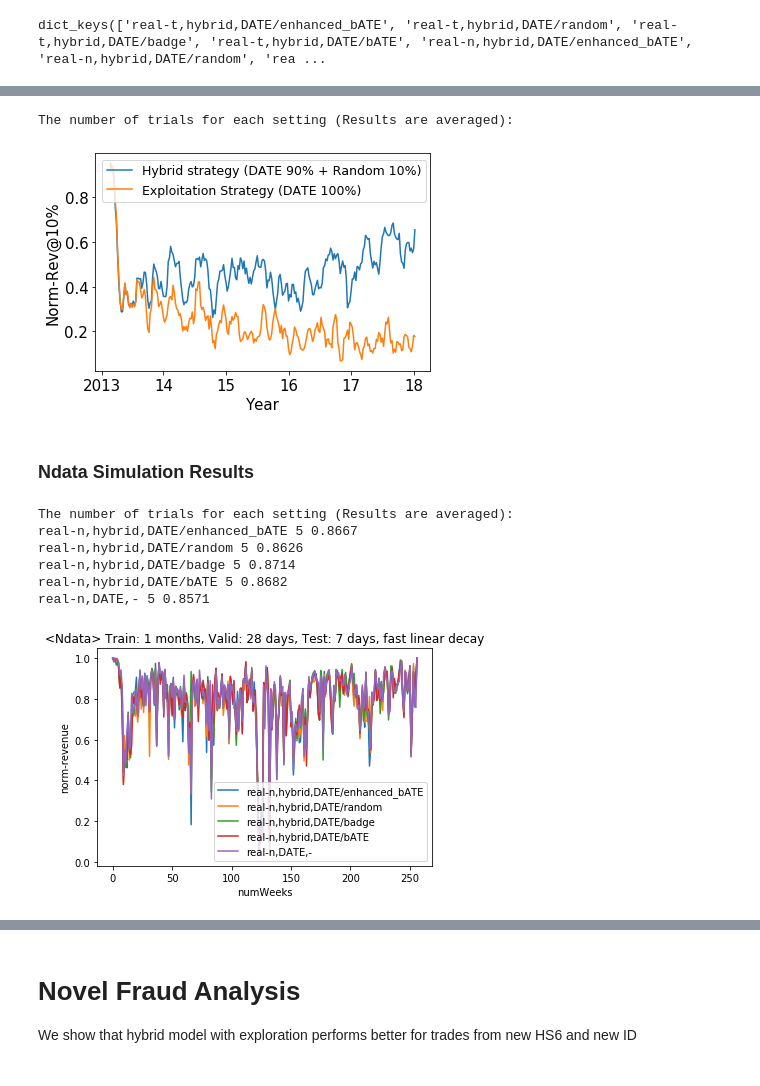
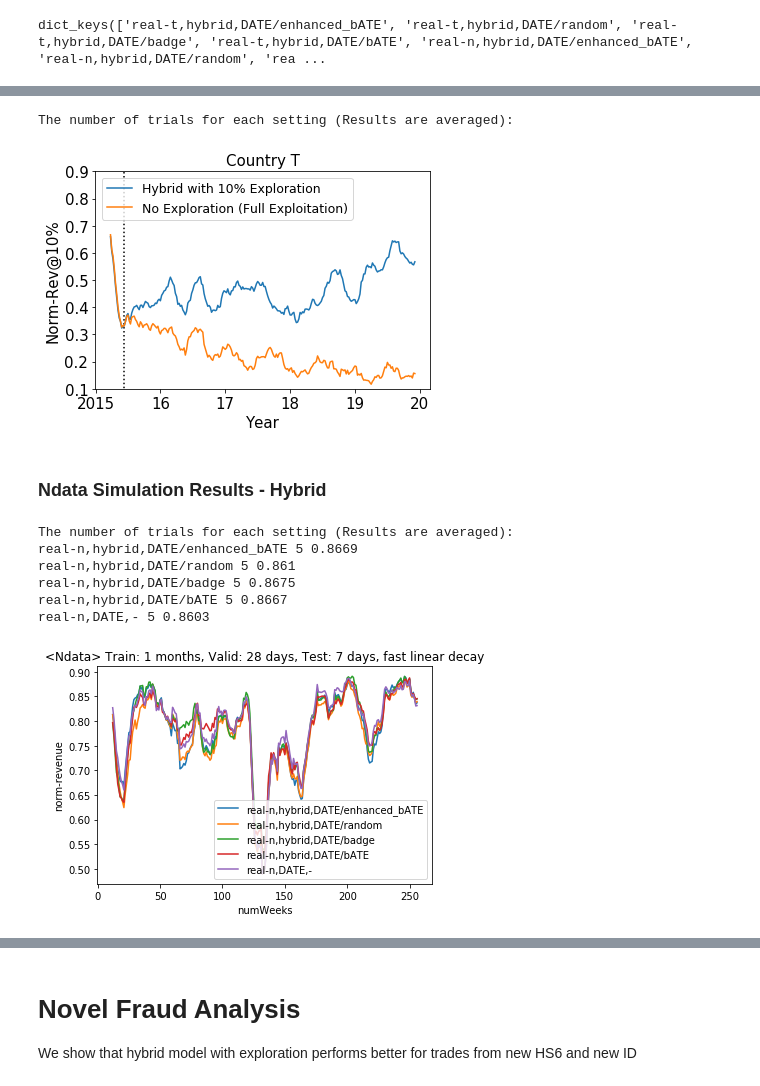
Before and after one commit to Seondong/Customs-Fraud-Detection, a Jupyter notebook: analysis/analysis-copy.ipynb, the cells around one changed output, grey strips where cells are left out. Cells and saved outputs as stored; diff of their text form; code cells hidden in the pictures.

```diff
--- a/analysis/analysis-copy.ipynb
+++ b/analysis/analysis-copy.ipynb
@@ -19,7 +19,7 @@ import datetime
 import os
 pd.options.display.max_columns=50
 # %%
-results = glob.glob('./results/performances/fld4-result-*')   # quick- or www21- or fld-
+results = glob.glob('../results/performances/fld4-result-*')   # quick- or www21- or fld-
 list1, list2 = zip(*sorted(zip([os.stat(result).st_size for result in results], results)))
 # %% [markdown]
 ### Collecting Result Files: Results of Individual Experiments
@@ -38,7 +38,7 @@ for i in range(1,num_logs+1):
         df = pd.read_csv(list2[-i])
         var = 'norm-revenue'
         rolling_mean7 = df[var].rolling(window=7).mean()
-        rolling_mean14 = df[var].rolling(window=4).mean()
+        rolling_mean14 = df[var].rolling(window=13).mean()
         filename = list2[-i][list2[-i].index('16'):list2[-i].index('16')+10]
         info = ','.join(list(df[['data', 'sampling', 'subsamplings']].iloc[0]))
         full_results[info].append(rolling_mean14)
@@ -136,0 +170,23 @@ real-m,DATE,- 5 0.5726
+# %%
+f = plt.figure()
+result_one_dataset = [key for key in full_results.keys() if 'real-m' in key]
+print('The number of trials for each setting (Results are averaged):')
+for key in result_one_dataset:
+    avg_result = pd.concat([*full_results[key]], axis=1).mean(axis=1)
+    if key == 'real-m,hybrid,DATE/random':
+        plt.plot(avg_result.index, avg_result, label='Hybrid with 10% Exploration')
+    if key == 'real-m,DATE,-':
+        plt.plot(avg_result.index, avg_result, label='No Exploration (Full Exploitation)')
+
+plt.legend(loc='upper left', fontsize=12.5)
+plt.vlines(23, 0, 1, linestyles ="dotted", colors ="k")
+plt.ylabel(var, fontsize=15)
+plt.xlabel('Year', fontsize=15)
+plt.xticks(ticks=[0,52,104,156,208], labels=['2013', 14, 15, 16,17], fontsize=15)
+plt.yticks(fontsize=15)
+plt.title('Country M', fontsize=15)
+plt.ylabel('Norm-Rev@10%', fontsize=15)
+plt.ylim(0.15,0.65)
+plt.show()
+plt.close()
+f.savefig("exploitation-not-fail-m.pdf", bbox_inches='tight')
@@ -167,40 +259,40 @@ real-t,DATE,- 5 0.1597
 # %%
-plt.figure()
+f = plt.figure()
 result_one_dataset = [key for key in full_results.keys() if 'real-t' in key]
 print('The number of trials for each setting (Results are averaged):')
 for key in result_one_dataset:
     avg_result = pd.concat([*full_results[key]], axis=1).mean(axis=1)
+
     if key == 'real-t,hybrid,DATE/random':
-        plt.plot(avg_result.index, avg_result, label='Hybrid strategy (DATE 90% + Random 10%)')
+        plt.plot(avg_result.index, avg_result, label='Hybrid with 10% Exploration')
     if key == 'real-t,DATE,-':
-        plt.plot(avg_result.index, avg_result, label='Exploitation Strategy (DATE 100%)')
+        plt.plot(avg_result.index, avg_result, label='No Exploration (Full Exploitation)')
 
-# # printing test_illicit_rate
-# tir = pd.read_csv(list2[-1])['test_illicit_rate'].rolling(window=7).mean()
-# plt.plot(tir.index, tir, label='Test illicit rate (ref)')
-
-# plt.title('<Tdata> Train: 1 months, Valid: 28 days, Test: 7 days, fast linear decay')
 plt.legend(loc='upper left', fontsize=12.5)
+plt.vlines(23, 0, 1, linestyles ="dotted", colors ="k")
 plt.ylabel(var, fontsize=15)
 plt.xlabel('Year', fontsize=15)
-plt.xticks(ticks=[-4,47,99,151,203,255], labels=['2013', 14, 15, 16,17, 18], fontsize=15)
+plt.xticks(ticks=[0,52,104,156,208,260], labels=['2015', 16, 17, 18,19, 20], fontsize=15)
 plt.yticks(fontsize=15)
+plt.title('Country T', fontsize=15)
 plt.ylabel('Norm-Rev@10%', fontsize=15)
+plt.ylim(0.1, 0.9)
 
 plt.show()
 plt.close()
+f.savefig("exploitation-fail-t.pdf", bbox_inches='tight')
 # %% [output]
 The number of trials for each setting (Results are averaged):
-[figure, old version]
+[figure, new version]
 # %% [markdown]
-### Ndata Simulation Results
+### Ndata Simulation Results - Hybrid
 # %%
 plt.figure()
 result_one_dataset = [key for key in full_results.keys() if 'real-n' in key]
 print('The number of trials for each setting (Results are averaged):')
 for key in result_one_dataset:
     avg_result = pd.concat([*full_results[key]], axis=1).mean(axis=1)
-    print(key, len(full_results[key]), round(np.mean(avg_result[-28:]), 4))
+    print(key, len(full_results[key]), round(np.mean(avg_result[-13:]), 4))
     plt.plot(avg_result.index, avg_result, label=key)
 
 plt.title('<Ndata> Train: 1 months, Valid: 28 days, Test: 7 days, fast linear decay')
@@ -212,9 +304,9 @@ plt.show()
 plt.close()
 # %% [output]
 The number of trials for each setting (Results are averaged):
-real-n,hybrid,DATE/enhanced_bATE 5 0.8667
-real-n,hybrid,DATE/random 5 0.8626
-real-n,hybrid,DATE/badge 5 0.8714
-real-n,hybrid,DATE/bATE 5 0.8682
-real-n,DATE,- 5 0.8571
+real-n,hybrid,DATE/enhanced_bATE 5 0.8669
+real-n,hybrid,DATE/random 5 0.861
+real-n,hybrid,DATE/badge 5 0.8675
+real-n,hybrid,DATE/bATE 5 0.8667
+real-n,DATE,- 5 0.8603
-[figure, old version]
+[figure, new version]
```
Also changed, not shown: parts of 39 cells of this notebook, 57 other files.
